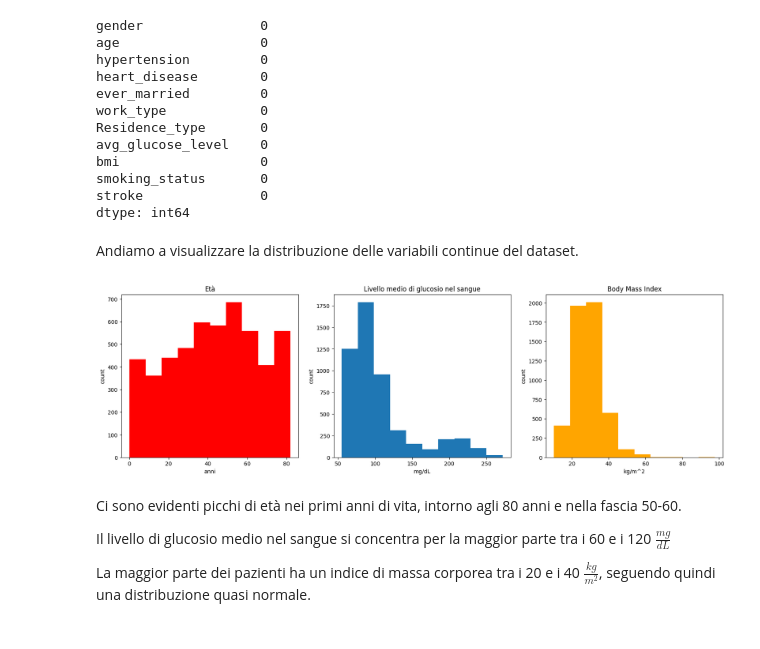
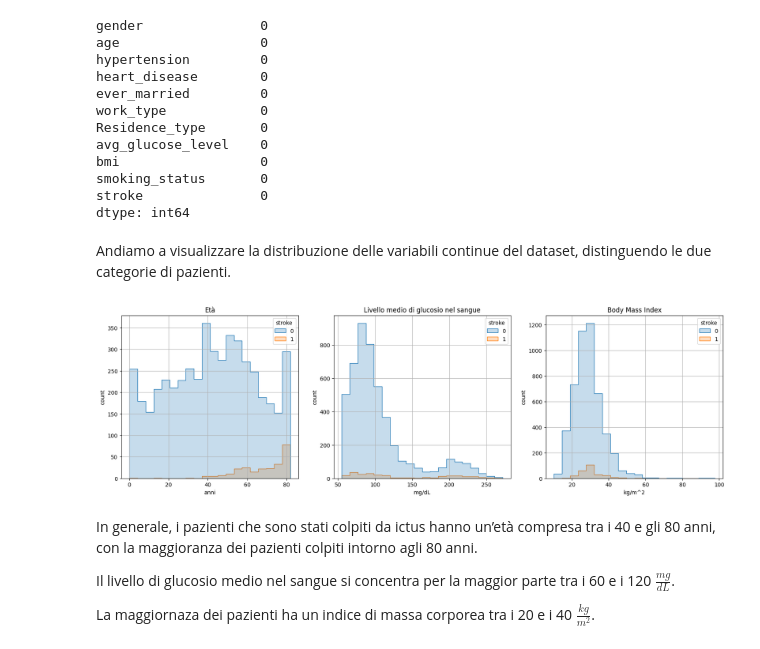
Before and after one commit to LucaSamore/Stroke-Prediction-Analysis, a Jupyter notebook: stroke_prediction_analysis.ipynb, the cells around one changed output. Cells and saved outputs as stored; diff of their text form; code cells hidden in the pictures.

Commit message:
Better histograms

```diff
--- a/stroke_prediction_analysis.ipynb
+++ b/stroke_prediction_analysis.ipynb
@@ -204,34 +204,55 @@ smoking_status       0
 stroke               0
 dtype: int64
 # %% [markdown]
-Andiamo a visualizzare la distribuzione delle variabili continue del dataset.
+Andiamo a visualizzare la distribuzione delle variabili continue del dataset, distinguendo le due categorie di pazienti.
 # %%
 plt.figure(figsize=(20, 12))
 
 plt.subplot(2, 3, 1)
 plt.title('Età')
-plt.hist(dataset['age'], label='age', color='red')
+sns.histplot(
+    x='age',
+    hue='stroke',
+    data=dataset,
+    bins=20,
+    element='step'
+)
+plt.grid()
 plt.ylabel('count')
 plt.xlabel('anni')
 
 plt.subplot(2, 3, 2)
 plt.title('Livello medio di glucosio nel sangue')
-plt.hist(dataset['avg_glucose_level'], label='avg_glucose_level')
+sns.histplot(
+    x='avg_glucose_level',
+    hue='stroke',
+    data=dataset,
+    bins=20,
+    element='step'
+)
+plt.grid()
 plt.ylabel('count')
 plt.xlabel('mg/dL')
 
 plt.subplot(2, 3, 3)
 plt.title('Body Mass Index')
-plt.hist(dataset['bmi'], label='bmi', color='orange')
+sns.histplot(
+    x='bmi',
+    hue='stroke',
+    data=dataset,
+    bins=20,
+    element='step'
+)
+plt.grid()
 plt.ylabel('count')
 plt.xlabel('kg/m^2')
 
 plt.show()
 # %% [output]
-[figure, old version]
+[figure, new version]
 # %% [markdown]
-Ci sono evidenti picchi di età nei primi anni di vita, intorno agli 80 anni e nella fascia 50-60.
+In generale, i pazienti che sono stati colpiti da ictus hanno un’età compresa tra i 40 e gli 80 anni, con la maggioranza dei pazienti colpiti intorno agli 80 anni.
 
-Il livello di glucosio medio nel sangue si concentra per la maggior parte tra i 60 e i 120 $\frac{mg}{dL}$
+Il livello di glucosio medio nel sangue si concentra per la maggior parte tra i 60 e i 120 $\frac{mg}{dL}$.
 
-La maggior parte dei pazienti ha un indice di massa corporea tra i 20 e i 40 $\frac{kg}{m^2}$, seguendo quindi una distribuzione quasi normale.
+La maggiornaza dei pazienti ha un indice di massa corporea tra i 20 e i 40 $\frac{kg}{m^2}$.
```
